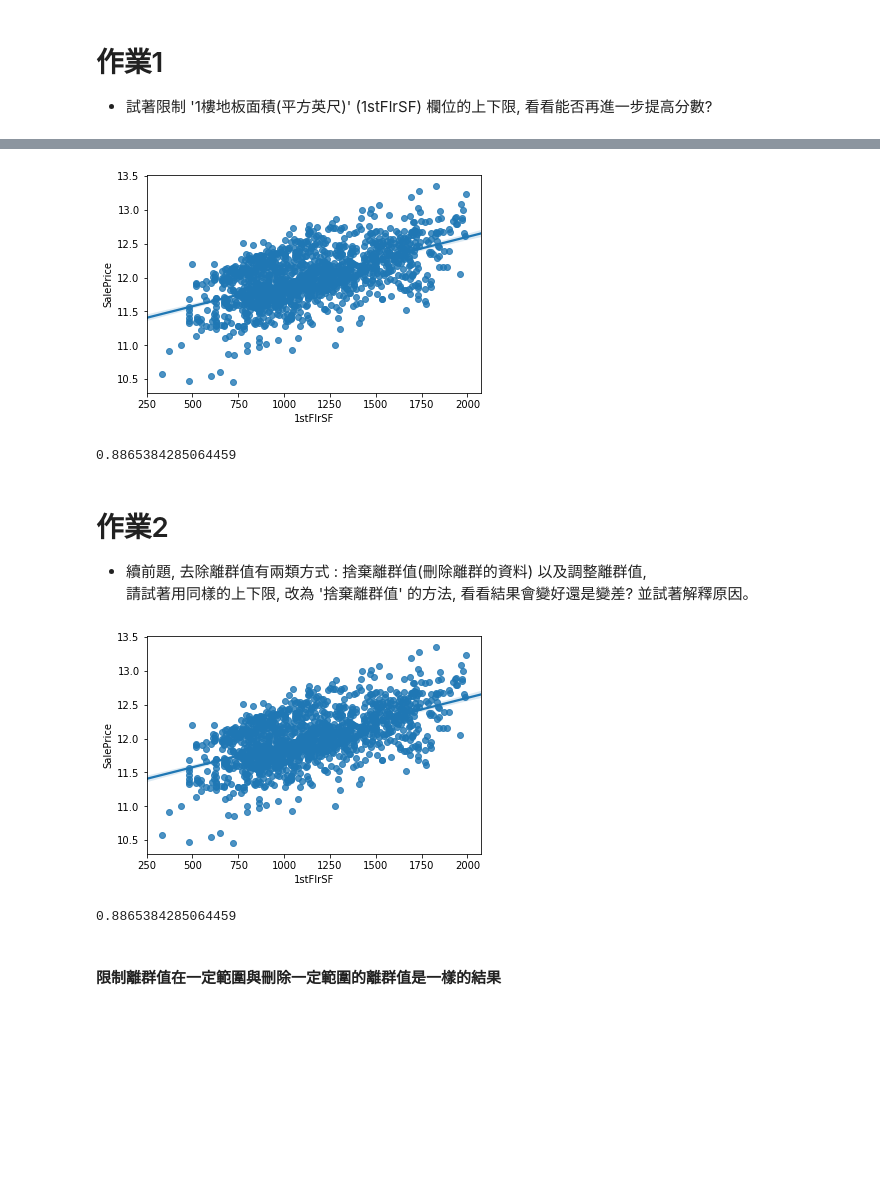
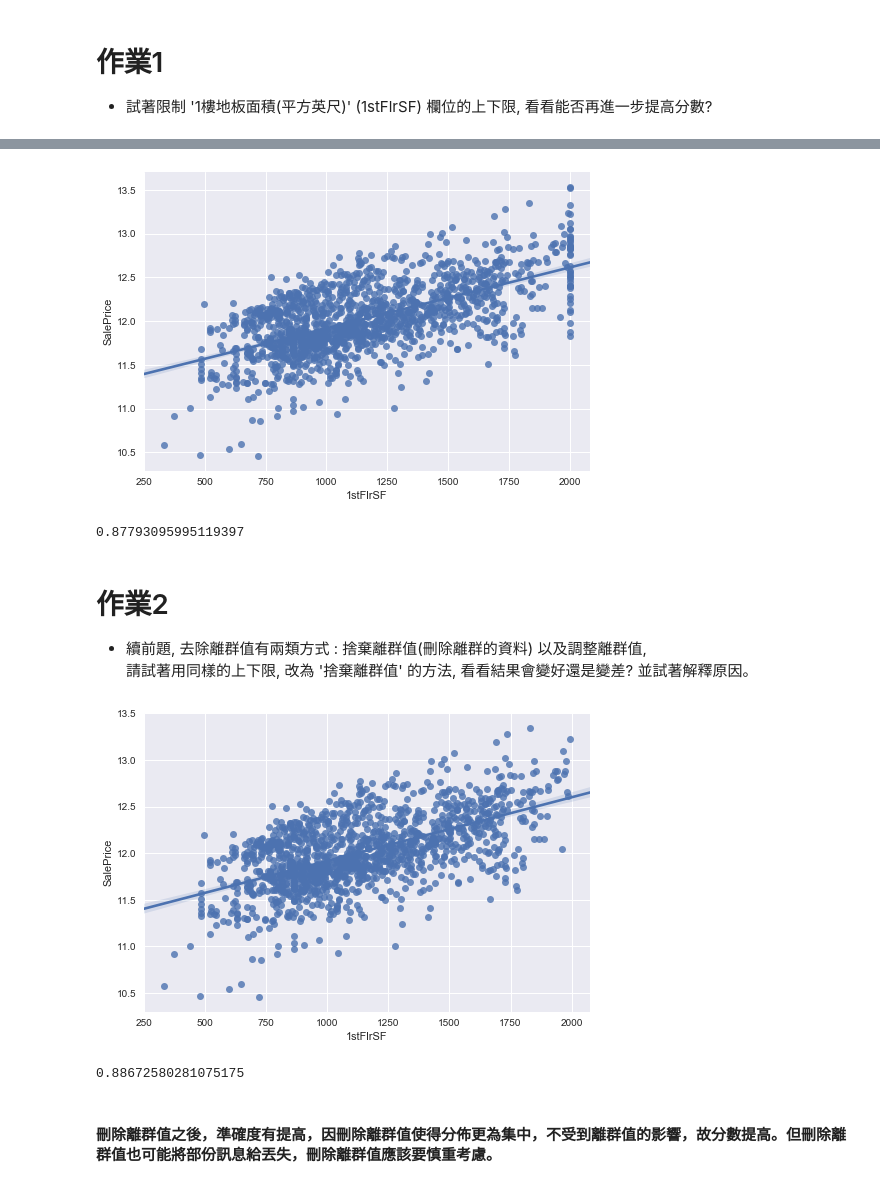
Before and after one commit to chian1118/ML100-Days, a Jupyter notebook: Day_020_HW.ipynb, the cells around one changed output, grey strips where cells are left out. Cells and saved outputs as stored; diff of their text form; code cells hidden in the pictures; blank space fills up the shorter version.

```diff
--- a/Day_020_HW.ipynb
+++ b/Day_020_HW.ipynb
@@ -76,28 +76,29 @@ cross_val_score(estimator, train_X, train_Y, cv=5).mean()
 # %%
 # 將 1stFlrSF 限制在你覺得適合的範圍內, 調整離群值
 """
 Your Code Here
 """
 
 train_Y = np.log1p(df_train['SalePrice'])
 df = df_train.drop(['Id', 'SalePrice'] , axis=1)
 df = df[num_features]
 df = df.fillna(-1)
 
-keep_indexs = (df['1stFlrSF'] > 0) & (df['1stFlrSF'] < 2000)
-df = df[keep_indexs]
-train_Y = train_Y[keep_indexs]
+#keep_indexs = (df['1stFlrSF'] > 0) & (df['1stFlrSF'] < 2000)
+#df = df[keep_indexs]
+df['1stFlrSF'] = df['1stFlrSF'].clip(0, 2000)
+#train_Y = train_Y[keep_indexs]
 sns.regplot(x = df['1stFlrSF'], y=train_Y)
 plt.show()
 
 
 # 做線性迴歸, 觀察分數
 train_X = MMEncoder.fit_transform(df)
 estimator = LinearRegression()
 cross_val_score(estimator, train_X, train_Y, cv=5).mean()
 # %% [output]
-[figure, old version]
+[figure, new version]
-0.8865384285064459
+0.87793095995119397
 # %% [markdown]
 # 作業2
 * 續前題, 去除離群值有兩類方式 :  捨棄離群值(刪除離群的資料) 以及調整離群值,
@@ -120,7 +121,7 @@ train_X = MMEncoder.fit_transform(df)
 estimator = LinearRegression()
 cross_val_score(estimator, train_X, train_Y, cv=5).mean()
 # %% [output]
-[figure, old version]
+[figure, new version]
-0.8865384285064459
+0.88672580281075175
-# %% [markdown]
-#### 限制離群值在一定範圍與刪除一定範圍的離群值是一樣的結果
+# %% [markdown]
+#### 刪除離群值之後，準確度有提高，因刪除離群值使得分佈更為集中，不受到離群值的影響，故分數提高。但刪除離群值也可能將部份訊息給丟失，刪除離群值應該要慎重考慮。
```
Also changed, not shown: parts of 1 cell of this notebook, 2 other files.
